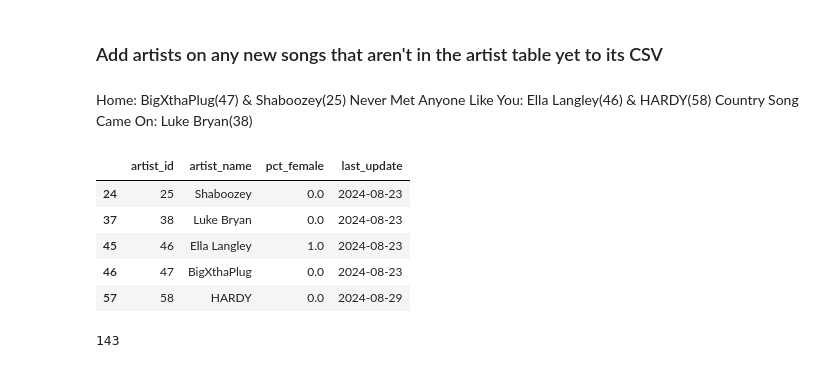
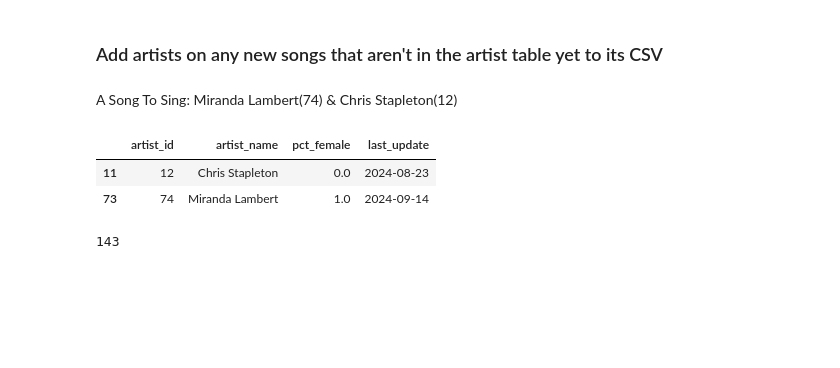
Before and after one commit to jwmanahan/billboard, a Jupyter notebook: add_new_week.ipynb, the cells around one changed output. Cells and saved outputs as stored; diff of their text form; code cells hidden in the pictures; blank space fills up the shorter version.

```diff
--- a/add_new_week.ipynb
+++ b/add_new_week.ipynb
@@ -145,27 +145,19 @@ print(list(new_song_to_rank.keys()))
 # %% [markdown]
 ### Add artists on any new songs that aren't in the artist table yet to its CSV
 # %% [markdown]
-Home: BigXthaPlug(47) & Shaboozey(25)
-Never Met Anyone Like You: Ella Langley(46) & HARDY(58)
-Country Song Came On: Luke Bryan(38)
+A Song To Sing: Miranda Lambert(74) & Chris Stapleton(12)
 # %%
 df_artist = pd.read_csv('source_data/artist.csv')
 # %%
 new_song_artists = [
-    'BigXthaPlug'
-    , 'Shaboozey'
-    , 'Ella Langley'
-    , 'HARDY'
-    , 'Luke Bryan'
+    'Miranda Lambert'
+    , 'Chris Stapleton'
 ]
 df_artist[df_artist['artist_name'].isin(new_song_artists)]
 # %% [output]
 |  | artist_id | artist_name | pct_female | last_update |
-| 24 | 25 | Shaboozey | 0.0 | 2024-08-23 |
-| 37 | 38 | Luke Bryan | 0.0 | 2024-08-23 |
-| 45 | 46 | Ella Langley | 1.0 | 2024-08-23 |
-| 46 | 47 | BigXthaPlug | 0.0 | 2024-08-23 |
-| 57 | 58 | HARDY | 0.0 | 2024-08-29 |
+| 11 | 12 | Chris Stapleton | 0.0 | 2024-08-23 |
+| 73 | 74 | Miranda Lambert | 1.0 | 2024-09-14 |
 # %%
 df_artist['artist_id'].max()
 # %% [output]
```
Also changed, not shown: parts of 22 cells of this notebook, 4 other files.
